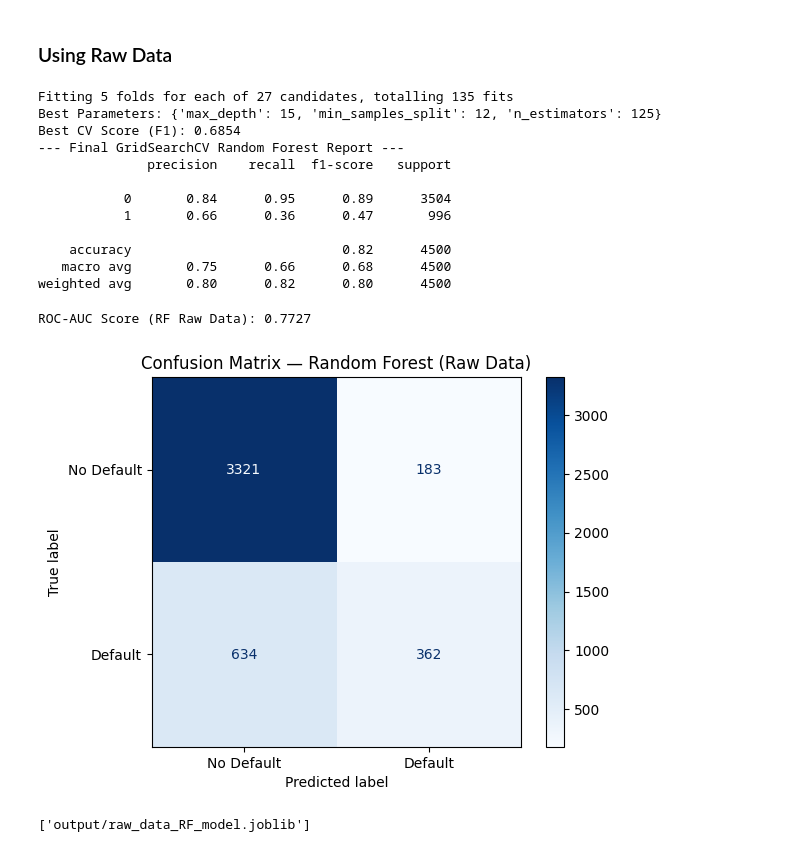
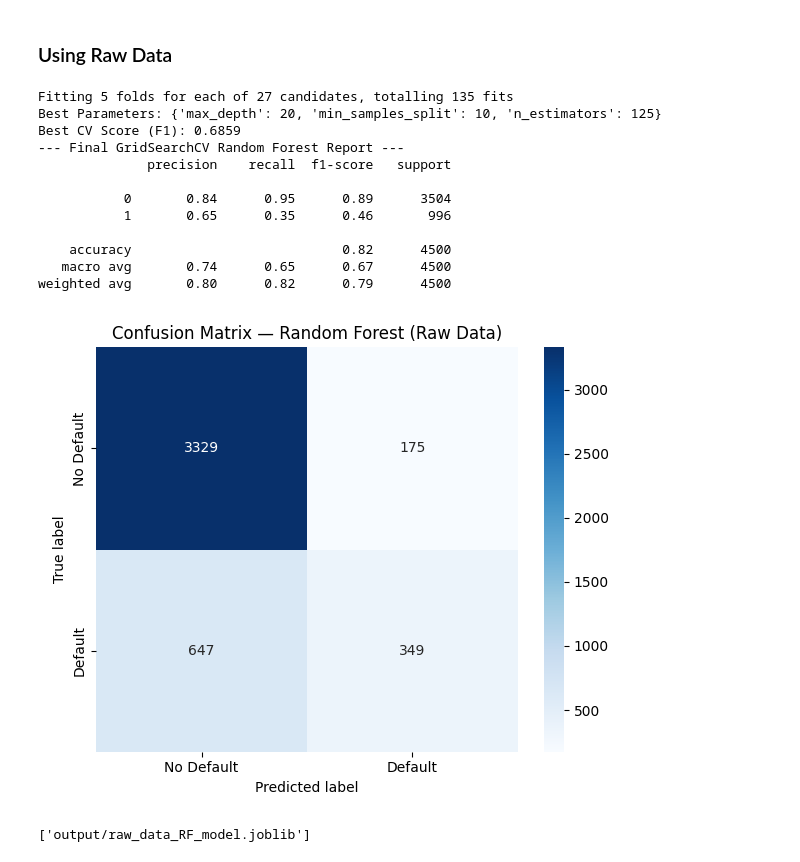
Before and after one commit to Showgath/credit-default-prediction-transformer, a Jupyter notebook: IFTE0002 - Group Project.ipynb, the cells around one changed output. Drawn from its saved outputs; the diff is of its cells as text; code cells hidden in the pictures.

```diff
--- a/IFTE0002 - Group Project.ipynb
+++ b/IFTE0002 - Group Project.ipynb
@@ -45,6 +45,11 @@ df = df.rename(columns={"default payment next month": "default"})
 for col in df.columns:
     df[col] = pd.to_numeric(df[col], errors="coerce")
 
+# Remap undocumented EDUCATION categories (0, 5, 6 → 4 "Others") and
+# MARRIAGE category 0 → 3 "Others" so indices are contiguous and meaningful
+df["EDUCATION"] = df["EDUCATION"].replace({0: 4, 5: 4, 6: 4})
+df["MARRIAGE"]  = df["MARRIAGE"].replace({0: 3})
+
 df = df.reset_index(drop=True)
 
 print(f"Rows: {df.shape[0]:,}   Columns: {df.shape[1]}")
@@ -774,32 +819,38 @@ print("--- Final GridSearchCV Random Forest Report ---")
 print(classification_report(y_test, final_preds))
 # %% [output]
 Fitting 5 folds for each of 27 candidates, totalling 135 fits
-Best Parameters: {'max_depth': 15, 'min_samples_split': 12, 'n_estimators': 125}
-Best CV Score (F1): 0.6854
+Best Parameters: {'max_depth': 20, 'min_samples_split': 10, 'n_estimators': 125}
+Best CV Score (F1): 0.6859
 --- Final GridSearchCV Random Forest Report ---
               precision    recall  f1-score   support
 
            0       0.84      0.95      0.89      3504
-           1       0.66      0.36      0.47       996
+           1       0.65      0.35      0.46       996
 
     accuracy                           0.82      4500
-   macro avg       0.75      0.66      0.68      4500
-weighted avg       0.80      0.82      0.80      4500
+   macro avg       0.74      0.65      0.67      4500
+weighted avg       0.80      0.82      0.79      4500
 # %%
 # ROC-AUC — Random Forest (Raw Data)
 rf_probs = best_rf.predict_proba(X_test)[:, 1]
 auc_rf = roc_auc_score(y_test, rf_probs)
 print(f"ROC-AUC Score (RF Raw Data): {auc_rf:.4f}")
 
 # Confusion Matrix — Random Forest (Raw Data)
 cm_rf = confusion_matrix(y_test, final_preds)
-ConfusionMatrixDisplay(confusion_matrix=cm_rf, display_labels=['No Default', 'Default']).plot(cmap='Blues')
+
+plt.figure(figsize=(6, 5))
+sns.heatmap(cm_rf, annot=True, fmt='d', cmap='Blues', linewidths=0,
+            xticklabels=['No Default', 'Default'],
+            yticklabels=['No Default', 'Default'])
 plt.title('Confusion Matrix — Random Forest (Raw Data)')
+plt.xlabel('Predicted label')
+plt.ylabel('True label')
+plt.tight_layout()
 plt.savefig("output/RF_raw_confusion_matrix.png")
 plt.show()
 # %% [output]
-ROC-AUC Score (RF Raw Data): 0.7727
-[figure, old version]
+[figure, new version]
 # %%
 joblib.dump(grid_search.best_estimator_, 'output/raw_data_RF_model.joblib')
 # %% [output]
```
Also changed, not shown: parts of 18 cells of this notebook, 19 other files.
